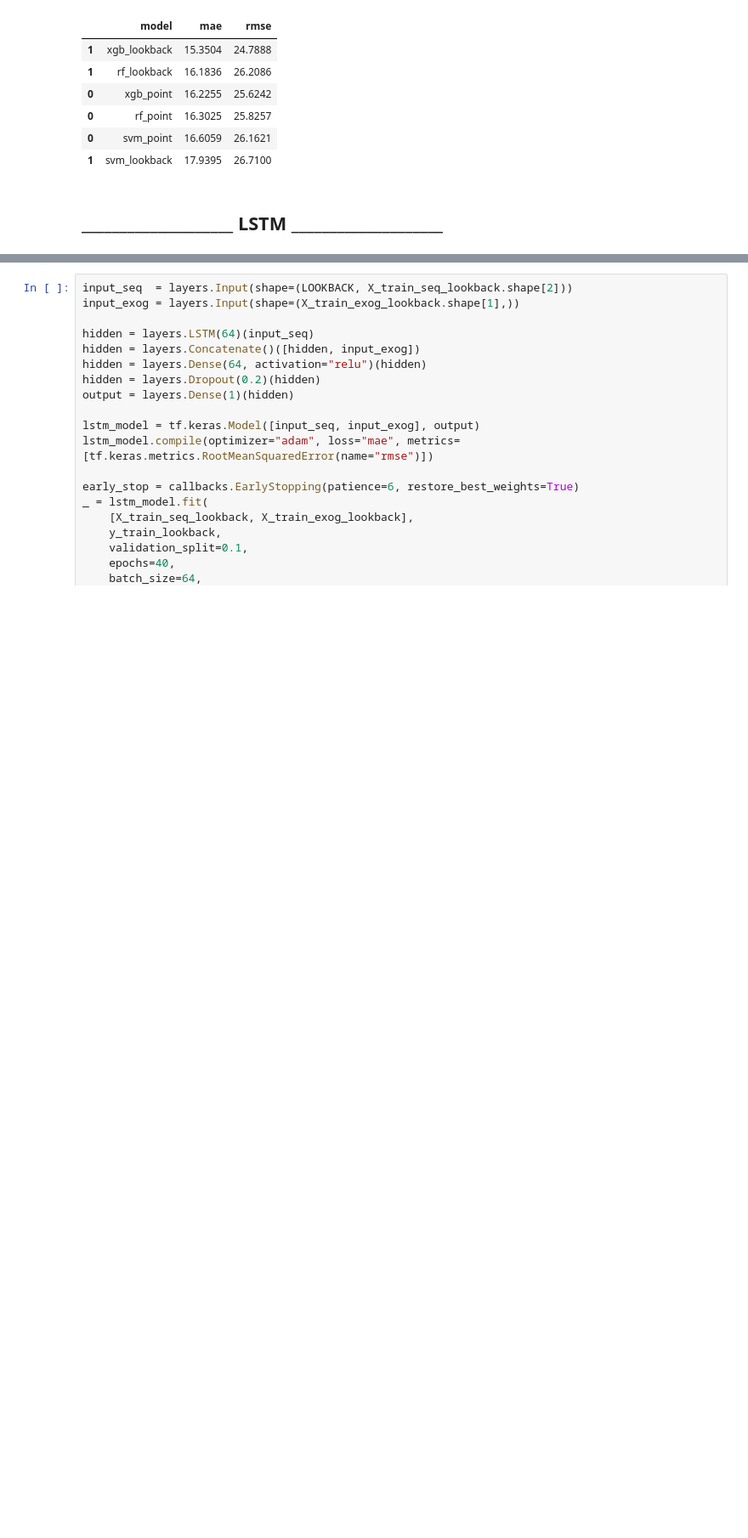
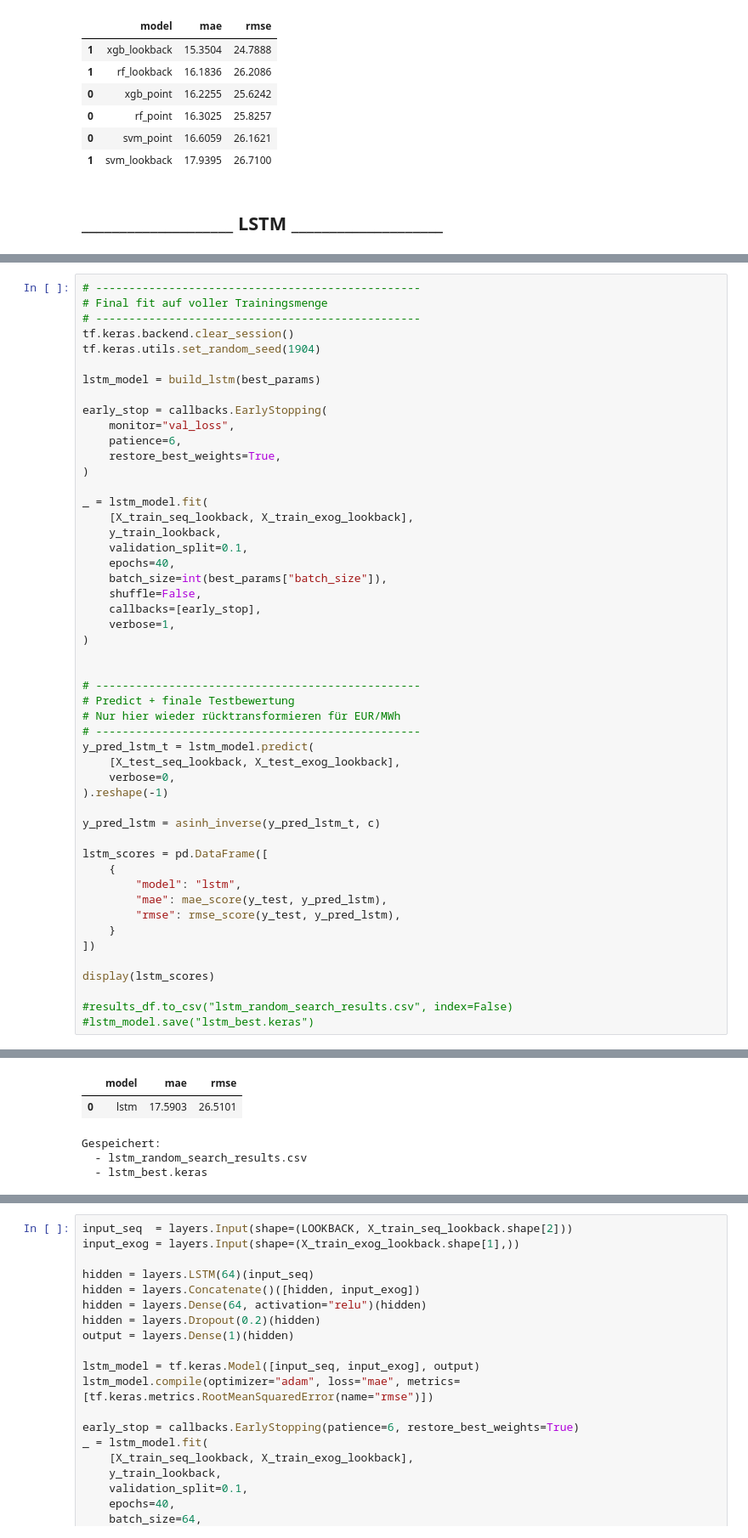
Before and after one commit to ds24m048/masters-thesis, a Jupyter notebook: price-forecast.ipynb, the cells around one changed output, grey strips where cells are left out. Shown at 85% size. Cells and saved outputs as stored; diff of their text form; blank space fills up the shorter version.

```diff
--- a/price-forecast.ipynb
+++ b/price-forecast.ipynb
@@ -1088,0 +1370,51 @@ display(scores)
+# %%
+# -------------------------------------------------
+# Final fit auf voller Trainingsmenge
+# -------------------------------------------------
+tf.keras.backend.clear_session()
+tf.keras.utils.set_random_seed(1904)
+
+lstm_model = build_lstm(best_params)
+
+early_stop = callbacks.EarlyStopping(
+    monitor="val_loss",
+    patience=6,
+    restore_best_weights=True,
+)
+
+_ = lstm_model.fit(
+    [X_train_seq_lookback, X_train_exog_lookback],
+    y_train_lookback,
+    validation_split=0.1,
+    epochs=40,
+    batch_size=int(best_params["batch_size"]),
+    shuffle=False,
+    callbacks=[early_stop],
+    verbose=1,
+)
+
+
+# -------------------------------------------------
+# Predict + finale Testbewertung
+# Nur hier wieder rücktransformieren für EUR/MWh
+# -------------------------------------------------
+y_pred_lstm_t = lstm_model.predict(
+    [X_test_seq_lookback, X_test_exog_lookback],
+    verbose=0,
+).reshape(-1)
+
+y_pred_lstm = asinh_inverse(y_pred_lstm_t, c)
+
+lstm_scores = pd.DataFrame([
+    {
+        "model": "lstm",
+        "mae": mae_score(y_test, y_pred_lstm),
+        "rmse": rmse_score(y_test, y_pred_lstm),
+    }
+])
+
+display(lstm_scores)
+
+#results_df.to_csv("lstm_random_search_results.csv", index=False)
+#lstm_model.save("lstm_best.keras")
+# %% [output]
@@ -1088,0 +1438,5 @@ display(scores)
+|  | model | mae | rmse |
+| 0 | lstm | 17.5903 | 26.5101 |
+Gespeichert:
+  - lstm_random_search_results.csv
+  - lstm_best.keras
```
Also changed, not shown: parts of 14 cells of this notebook.
